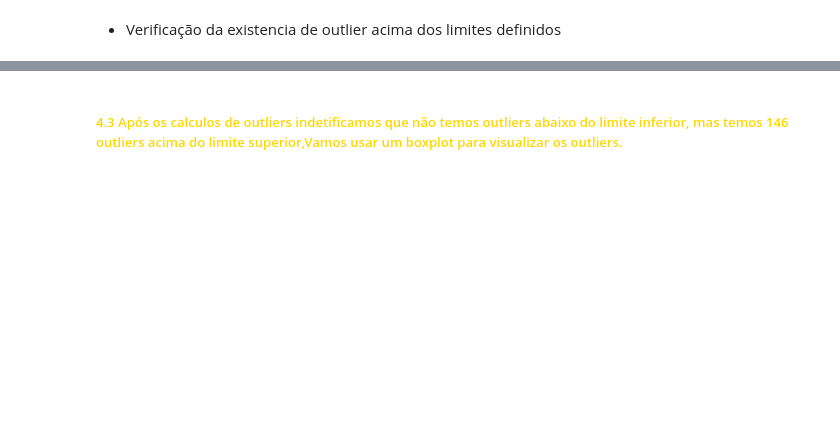
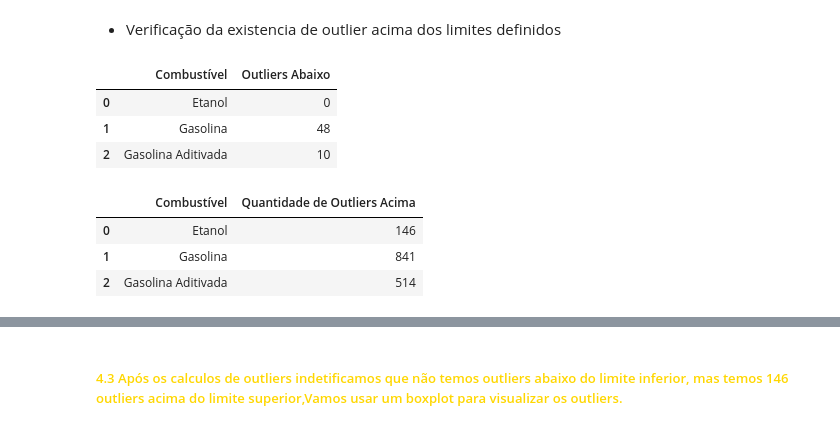
Before and after one commit to gideoni-santos/projeto-squad5-m4, a Jupyter notebook: Analise_combustiveis.ipynb, the cells around one changed output, grey strips where cells are left out. Cells and saved outputs as stored; diff of their text form; code cells hidden in the pictures; blank space fills up the shorter version.

```diff
--- a/Analise_combustiveis.ipynb
+++ b/Analise_combustiveis.ipynb
@@ -177,2 +233,59 @@ IQR.round(3),limite_outlier_inferior,limite_outlier_superior
 # %% [markdown]
 - Verificação da existencia de outlier acima dos limites definidos
+# %%
+# Etanol
+outliers_abaixo_etanol = etanol['Valor de Venda'] < limite_outlier_inferior_etanol
+quantidade_outliers_abaixo_etanol = outliers_abaixo_etanol.sum()
+
+
+# Gasolina
+outliers_abaixo_gasolina = gasolina['Valor de Venda'] < limite_outlier_inferior_gasolina
+quantidade_outliers_abaixo_gasolina = outliers_abaixo_gasolina.sum()
+
+
+# Gasolina Aditivada
+outliers_abaixo_aditivada = gasolina_adtivada['Valor de Venda'] < limite_outlier_inferior_aditivada
+quantidade_outliers_abaixo_aditivada = outliers_abaixo_aditivada.sum()
+
+dados = {
+    'Combustível': ['Etanol', 'Gasolina', 'Gasolina Aditivada'],
+    'Outliers Abaixo': [quantidade_outliers_abaixo_etanol, quantidade_outliers_abaixo_gasolina, quantidade_outliers_abaixo_aditivada]
+}
+
+# Criar o DataFrame
+df_quantidade_outliers = pd.DataFrame(dados)
+
+df_quantidade_outliers
+# %% [output]
+|  | Combustível | Outliers Abaixo |
+| 0 | Etanol | 0 |
+| 1 | Gasolina | 48 |
+| 2 | Gasolina Aditivada | 10 |
+# %%
+# Calcular a quantidade de outliers acima para o etanol
+outliers_acima_etanol = etanol['Valor de Venda'] > limite_outlier_superior_etanol
+quantidade_outliers_acima_etanol = outliers_acima_etanol.sum()
+
+# Calcular a quantidade de outliers acima para a gasolina
+outliers_acima_gasolina = gasolina['Valor de Venda'] > limite_outlier_superior_gasolina
+quantidade_outliers_acima_gasolina = outliers_acima_gasolina.sum()
+
+# Calcular a quantidade de outliers acima para a gasolina aditivada
+outliers_acima_aditivada = gasolina_adtivada['Valor de Venda'] > limite_outlier_superior_aditivada
+quantidade_outliers_acima_aditivada = outliers_acima_aditivada.sum()
+
+# Dados
+dados = {
+    'Combustível': ['Etanol', 'Gasolina', 'Gasolina Aditivada'],
+    'Quantidade de Outliers Acima': [quantidade_outliers_acima_etanol, quantidade_outliers_acima_gasolina, quantidade_outliers_acima_aditivada]
+}
+
+# Criar o DataFrame
+df_quantidade_outliers_acima = pd.DataFrame(dados)
+
+df_quantidade_outliers_acima
+# %% [output]
+|  | Combustível | Quantidade de Outliers Acima |
+| 0 | Etanol | 146 |
+| 1 | Gasolina | 841 |
+| 2 | Gasolina Aditivada | 514 |
```
Also changed, not shown: parts of 17 cells of this notebook.
